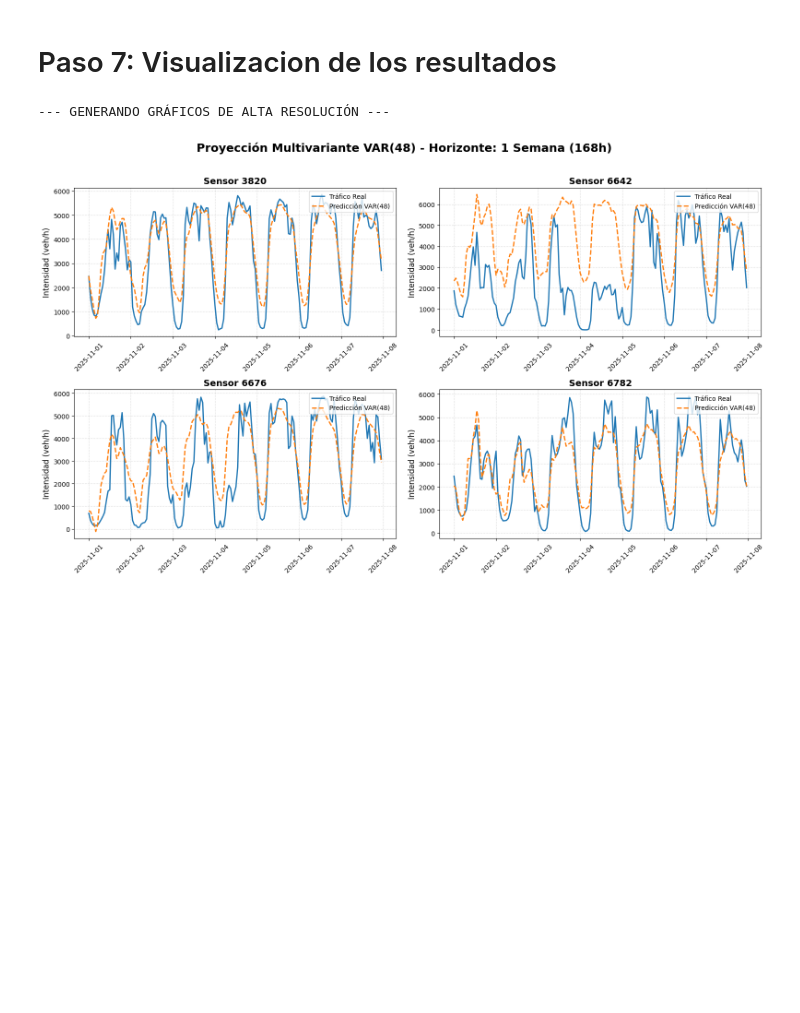
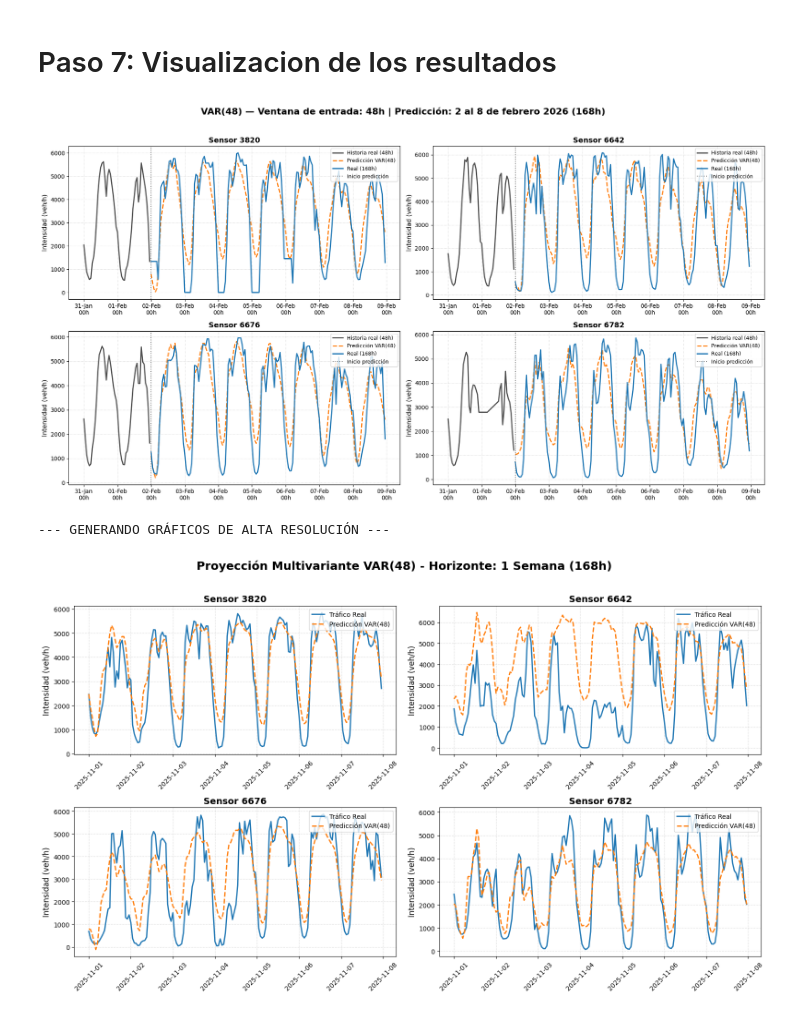
Before and after one commit to senaertugrul/TFM, a Jupyter notebook: notebooks/Modelos/3. VAR.ipynb, the cells around one changed output. Drawn from its saved outputs; the diff is of its cells as text; code cells hidden in the pictures; blank space fills up the shorter version.

```diff
--- a/notebooks/Modelos/3. VAR.ipynb
+++ b/notebooks/Modelos/3. VAR.ipynb
@@ -365,5 +521,90 @@ Sensor 6782 -> RMSE:  759.96 veh/h | R²:  0.8162
 # %% [markdown]
 # Paso 7: Visualizacion de los resultados
+# %%
+# =============================================================
+# PASO 7: GRÁFICA SEMANA 2-8 FEBRERO 2026
+# Ventana entrada: 48h previas | Salida: 168h predicción
+# =============================================================
+import matplotlib.pyplot as plt
+import matplotlib.dates as mdates
+
+# --- Definición de ventanas temporales ---
+fecha_inicio_pred  = "2026-02-02"
+fecha_fin_pred     = "2026-02-08 23:00:00"
+
+# Historia: las 48h reales anteriores al 2 de febrero
+# (pueden estar en test_df si el 1-ene está en test, lo están)
+historia_real = test_df[cols_intensidad].loc[:"2026-02-01 23:00:00"].iloc[-lag_elegido:]
+
+# Predicción: slice de df_pred_test_168 para la semana objetivo
+# df_pred_test_168 arranca el 2026-01-01, necesitamos el offset hasta el 2 de febrero
+idx_inicio = test_df.index.get_loc("2026-02-02 00:00:00")
+horas_hasta_feb2 = idx_inicio  # número de horas desde inicio de test hasta el 2-feb
+
+pred_semana = var_optimo.forecast(
+    y=test_df[cols_endogenas].iloc[horas_hasta_feb2 - lag_elegido : horas_hasta_feb2].values,
+    steps=168,
+    exog_future=test_df[cols_exogenas].iloc[horas_hasta_feb2 : horas_hasta_feb2 + 168].values
+)
+df_pred_semana = pd.DataFrame(
+    pred_semana,
+    index=test_df.index[horas_hasta_feb2 : horas_hasta_feb2 + 168],
+    columns=cols_endogenas
+)
+
+# Real de la semana objetivo
+real_semana = test_df[cols_intensidad].loc[fecha_inicio_pred:fecha_fin_pred]
+
+# --- Figura ---
+fig, axes = plt.subplots(nrows=2, ncols=2, figsize=(18, 10))
+fig.suptitle(
+    f'VAR({lag_elegido}) — Ventana de entrada: {lag_elegido}h | '
+    f'Predicción: 2 al 8 de febrero 2026 (168h)',
+    fontsize=16, fontweight='bold', y=0.98
+)
+axes = axes.flatten()
+
+for i, col in enumerate(cols_intensidad):
+    ax = axes[i]
+    sensor_id = col.split('_')[1]
+
+    # Historia real (48h previas)
+    ax.plot(
+        historia_real.index, historia_real[col],
+        color='#4d4d4d', linewidth=2, label='Historia real (48h)'
+    )
+
+    # Predicción VAR (168h)
+    ax.plot(
+        df_pred_semana.index, df_pred_semana[col],
+        color='#ff7f0e', linewidth=2, linestyle='--',
+        label=f'Predicción VAR({lag_elegido})'
+    )
+
+    # Real de la semana (168h)
+    ax.plot(
+        real_semana.index, real_semana[col],
+        color='#1f77b4', linewidth=2, label='Real (168h)'
+    )
+
+    # Línea vertical de separación historia/predicción
+    ax.axvline(
+        x=pd.Timestamp("2026-02-02 00:00:00"),
+        color='grey', linestyle=':', linewidth=1.5, label='Inicio predicción'
+    )
+
+    ax.set_title(f'Sensor {sensor_id}', fontsize=13, fontweight='bold')
+    ax.set_ylabel('Intensidad (veh/h)', fontsize=11)
+    ax.xaxis.set_major_formatter(mdates.DateFormatter('%d-%b\n%Hh'))
+    ax.xaxis.set_major_locator(mdates.DayLocator())
+    ax.grid(True, linestyle=':', alpha=0.6)
+    ax.legend(loc='upper right', fontsize=9)
+    ax.tick_params(axis='x', rotation=0)
+
+plt.tight_layout(rect=[0, 0, 1, 0.96])
+plt.show()
+# %% [output]
+[figure, added]
 # %%
 import matplotlib.pyplot as plt
 
```
Also changed, not shown: parts of 6 cells of this notebook, 4 other files.
